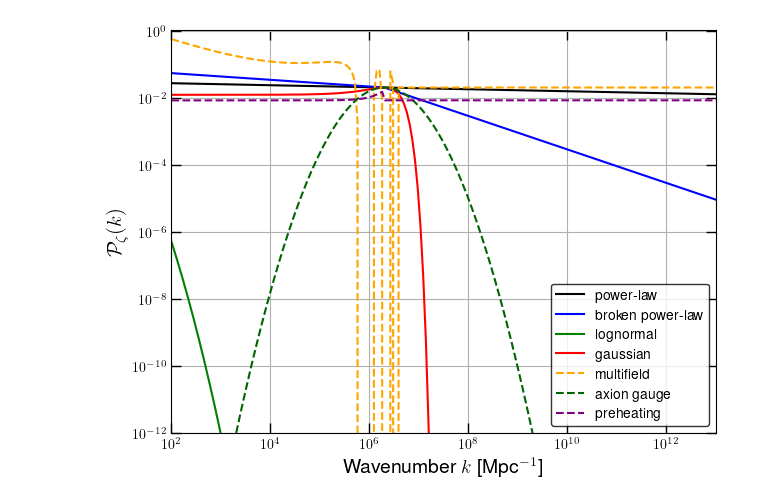
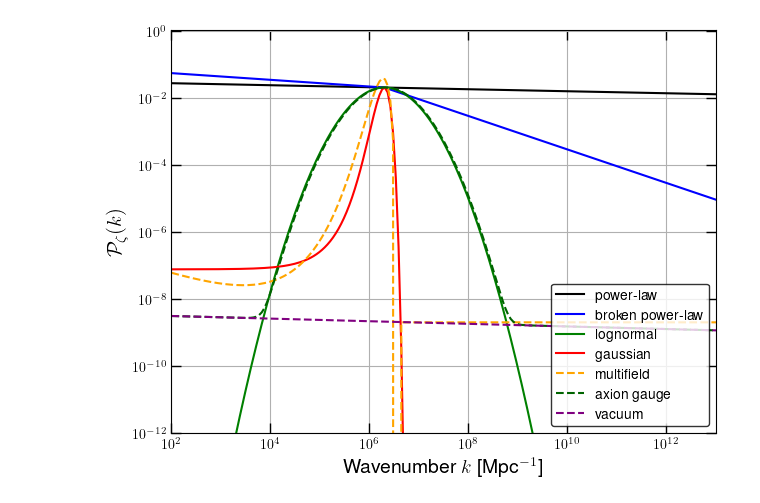
Before and after one commit to cjoana/LISA-PBH-WK, a Jupyter notebook: src/powerspectrum_plot.ipynb, the cells around one changed output. Drawn from its saved outputs; the diff is of its cells as text; code cells hidden in the pictures.

```diff
--- a/src/powerspectrum_plot.ipynb
+++ b/src/powerspectrum_plot.ipynb
@@ -85,7 +85,7 @@ Pk_models.default.Pk_model = 'powerlaw'
 #  Power law:
 Pk_models.powerlaw = Munch(dict())
 Pk_models.powerlaw.Pk_model = "powerlaw"
-Pk_models.powerlaw.ktrans = 1.e0     # Scale of the transition between CMB amplitude and PBH amplitude
+Pk_models.powerlaw.ktrans = 1.e0      # Scale of the transition between CMB amplitude and PBH amplitude
 Pk_models.powerlaw.nsPBH = 0.97       # Spectral index
 Pk_models.powerlaw.kp = 2.e6          # Reference scale [mpc^-1] (2.e6 corresponds to mPBH = 1 Msun)
 Pk_models.powerlaw.AsPBH = 0.0205     # Power spectrum amplitude at the reference scale kp.
@@ -102,7 +102,7 @@ Pk_models.gaussian = Munch(dict())
 Pk_models.gaussian.Pk_model = "gaussian"
 Pk_models.gaussian.kp = 2.e6           # Reference scale [mpc^-1] (2.e6 corresponds to mPBH = 1 Msun)
 Pk_models.gaussian.AsPBH = 0.0205      # Power spectrum amplitude at the reference scale kp.
-Pk_models.gaussian.sigma = 1. # 0.2    # Power spectrum variance.
+Pk_models.gaussian.sigma =  0.2        # Power spectrum variance.
 
 # "Broken power-law":
 Pk_models.broken_powerlaw = Munch(dict())
@@ -121,17 +121,16 @@ Pk_models.broken_powerlaw.ns_high = -0.5
 Pk_models.multifield = Munch(dict())
 Pk_models.multifield.Pk_model = "multifield"
 Pk_models.multifield.kf = 2e6          # scale H-crossing at sharp turn  [mpc^-1]
-Pk_models.multifield.P0 = 0.0205         # Amplitude Pk in absence of transient instability
-Pk_models.multifield.eta = 10           # TODO: check value
-Pk_models.multifield.delta = 0.1          # TODO: check value
-Pk_models.multifield.C = 0.1          # TODO: check value
+Pk_models.multifield.P0 = 2e-9        # Amplitude Pk in absence of transient instability
+Pk_models.multifield.eta = 4.           # TODO: check value
+Pk_models.multifield.delta = 2.2          # TODO: check value
 Pk_models.multifield.kp = Pk_models.multifield.kf
 
 
 # "Power spectrum from axion-gauge"
 Pk_models.axion_gauge = Munch(dict())
 Pk_models.axion_gauge.Pk_model = "axion_gauge"
-Pk_models.axion_gauge.kp = 2.e6           # Reference scale [mpc^-1] (2.e6 corresponds to mPBH = 1 Msun)
+Pk_models.axion_gauge.kp = 2.1e6           # Reference scale [mpc^-1] (2.e6 corresponds to mPBH = 1 Msun)
 Pk_models.axion_gauge.As_vac = 0.0205      # TODO: k-dependent
 Pk_models.axion_gauge.AsPBH = 0.0205      # TODO: k-dependent
 Pk_models.axion_gauge.sigma = 1.          # TODO: k-dependent
@@ -241,7 +240,7 @@ class PS_LogNormal(PS_Base):
         cm = cm if cm else cosmo_params
         self.As = As if As else PS_models.lognormal.AsPBH
         self.sigma = sigma if sigma else PS_models.lognormal.sigma
-        self.kp = kp if kp else PS_models.lognormal.sigma
+        self.kp = kp if kp else PS_models.lognormal.kp
 
     def PS(self, kk):
 
@@ -296,18 +295,27 @@ class PS_BrokenPowerlaw(PS_Base):
 
 class PS_AxionGauge(PS_Base):
 
-    def __init__(self, As=None, sigma=None, kp=None, cm=None):
+    def __init__(self, As=None, sigma=None, kp=None, cm=None, with_vacuum=True):
 
         super().__init__()
         cm = cm if cm else cosmo_params
         self.As = As if As else PS_models.axion_gauge.AsPBH
         self.sigma = sigma if sigma else PS_models.axion_gauge.sigma
         self.kp = kp if kp else PS_models.axion_gauge.kp
+        self.with_vacuum = with_vacuum
 
 
-    def PS(self, kk):
+    def PS_without_vacuum(self, kk):
         PS = self.As * np.exp(- np.log(kk / self.kp) ** 2 / (2 * self.sigma ** 2))
         return PS
+
+    def PS(self, kk):
+        if self.with_vacuum:
+            return self.PS_vac(kk) + self.PS_without_vacuum(kk)
+        else:
+            return self.PS_without_vacuum(kk)
+            # PS = self.As * np.exp(- np.log(kk / self.kp) ** 2 / (2 * self.sigma ** 2))
+            # return PS
 
 
 class PS_Preheating(PS_Base):
@@ -363,7 +371,7 @@ class PS_Multifield(PS_Base):
         PS = np.zeros_like(kk)
         kappa = kk/self.kf
         arg = (2-kappa)*kappa
-        mask = (kappa < 1.8)
+        mask = (kappa < 1.99)
 
         PS[~mask] = self.P0
         PS[mask] = self.P0 * np.exp(2*np.sqrt(arg[mask])*self.eta*self.delta) / (2*arg[mask]) * \
@@ -428,6 +436,7 @@ class PowerSpectrum:
         if model=="axion_gauge": return PowerSpectrum.axion_gauge(kargs)
         if model=="preheating": return PowerSpectrum.preheating(kargs)
         if model=="multifield": return PowerSpectrum.multifield(kargs)
+        if model=="vacuum": return PowerSpectrum.vacuum(kargs)
 # %%
 models = [
     'powerlaw',
@@ -436,7 +445,8 @@ models = [
     'gaussian',
     'multifield',
     'axion_gauge',
-    'preheating'
+    # 'preheating',
+    'vacuum'
 ]
 
 model_name = [
@@ -446,12 +456,12 @@ model_name = [
     'gaussian',
     'multifield',
     'axion gauge',
-    'preheating'   #   (2.20)
-
+    # 'preheating',   #   (2.20)
+    'vacuum'
 ]
 
-color_pal = ['k', 'b', 'g', 'r',  'orange', 'darkgreen', 'purple']
-lstyle = ['-', '-', '-', '-',      '--', '--', '--']
+color_pal = ['k', 'b', 'g', 'r',  'orange', 'darkgreen', 'purple', 'k']
+lstyle = ['-', '-', '-', '-',      '--', '--', '--', '--']
 
 xmin = 10**2
 xmax = 10**13
@@ -466,31 +476,31 @@ def plot_SingleFigure():
     figPk = plt.figure()
     figPk.patch.set_facecolor('white')
     ax = figPk.add_subplot(111)
 
     for i, model in enumerate(models):
 
         PM = PowerSpectrum.get_model(model)
         xs = k_values
         ys = PM.PS(kk=k_values)
         lbl = "{}".format(model_name[i])
         ax.plot(xs, ys, label=lbl, color=color_pal[i], ls=lstyle[i])
 
 #     plt.title("Primoridal power sepctrum")
     ax.set_xscale('log')
     ax.set_yscale('log')
     plt.ylim(ymin,ymax)
     plt.xlim(xmin,xmax)
     plt.xlabel('Wavenumber $k$  [Mpc$^{-1}$]', fontsize=14)
     plt.ylabel(r'$\mathcal{P}_{\zeta} (k)$', fontsize=15)
 
     plt.legend(loc=4)
     plt.grid(True)
     plt.tight_layout()
     plt.savefig("powerspectrum_models.png")
     plt.show()
 
     return plt, ax
 
 p, a = plot_SingleFigure()
 # %% [output]
-[figure, old version]
+[figure, new version]
```
Also changed, not shown: 1 other file.
